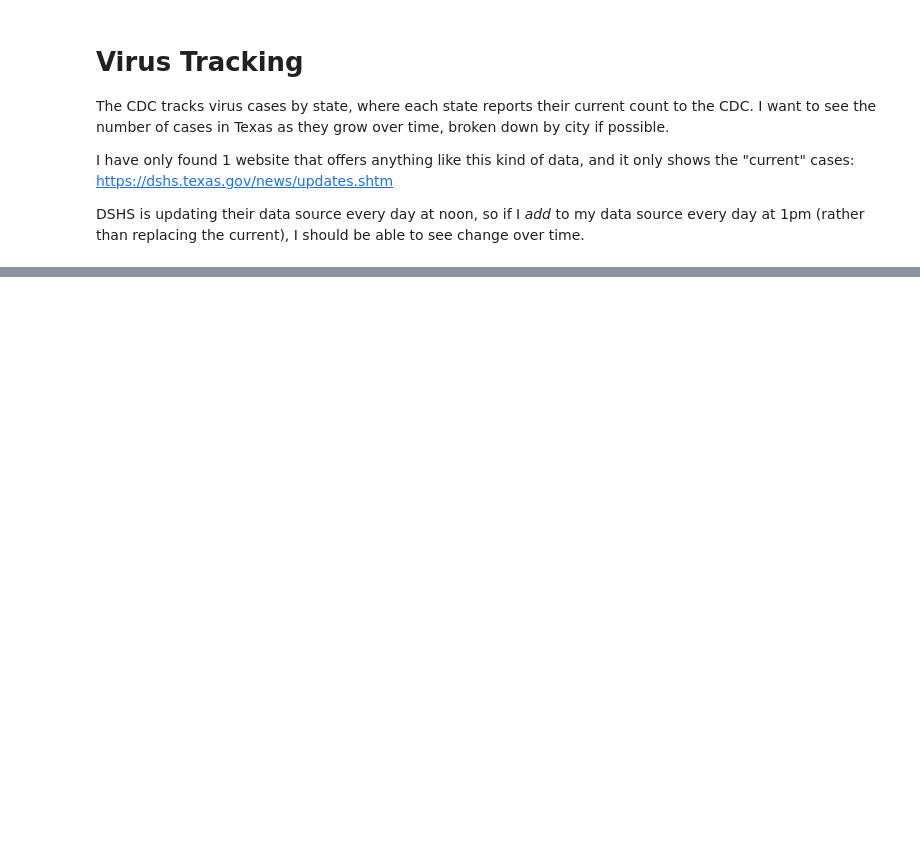
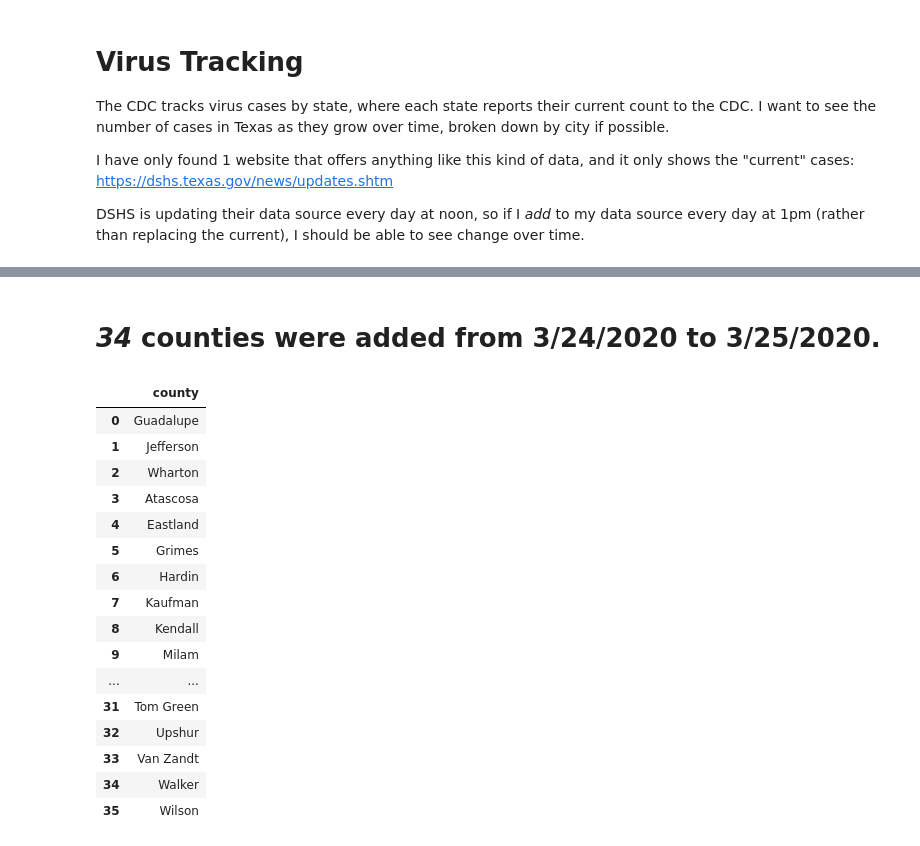
Before and after one commit to treytomes/covid-19-tracking, a Jupyter notebook: Virus Tracking.ipynb, the cells around one changed output, grey strips where cells are left out. Cells and saved outputs as stored; diff of their text form; code cells hidden in the pictures; blank space fills up the shorter version.

```diff
--- a/Virus Tracking.ipynb
+++ b/Virus Tracking.ipynb
@@ -78,0 +79,33 @@ display(HTML(f"<h3><b>{total_cases}</b> cases found in Texas as of {today.month}
+# %%
+num_counties_added = len(cases_today) - len(cases_yesterday)
+display(Markdown(f"# *{num_counties_added}* counties were added from {yesterday_text} to {today_text}."))
+
+yesterday_counties = [row[0] for row in cases_yesterday.values]
+today_counties = [row[0] for row in cases_today.values]
+new_counties = []
+for county in today_counties:
+    if county not in yesterday_counties:
+        new_counties.append(county)
+
+new_counties = pd.DataFrame(new_counties)
+new_counties.columns = ["county"]
+display(new_counties)
+# %% [output]
+# *34* counties were added from 3/24/2020 to 3/25/2020.
+|  | county |
+| 0 | Guadalupe |
+| 1 | Jefferson |
+| 2 | Wharton |
+| 3 | Atascosa |
+| 4 | Eastland |
+| 5 | Grimes |
+| 6 | Hardin |
+| 7 | Kaufman |
+| 8 | Kendall |
+| 9 | Milam |
+| ... | ... |
+| 31 | Tom Green |
+| 32 | Upshur |
+| 33 | Van Zandt |
+| 34 | Walker |
+| 35 | Wilson |
```
Also changed, not shown: parts of 20 cells of this notebook.
